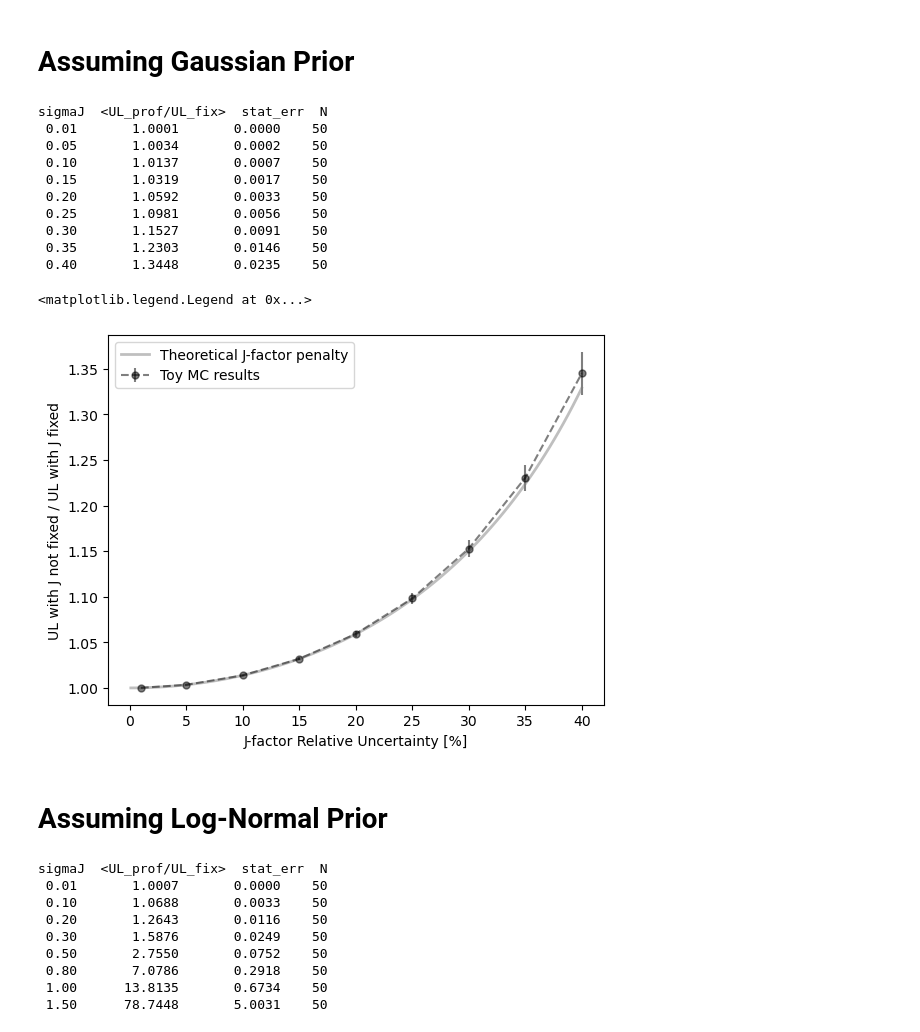
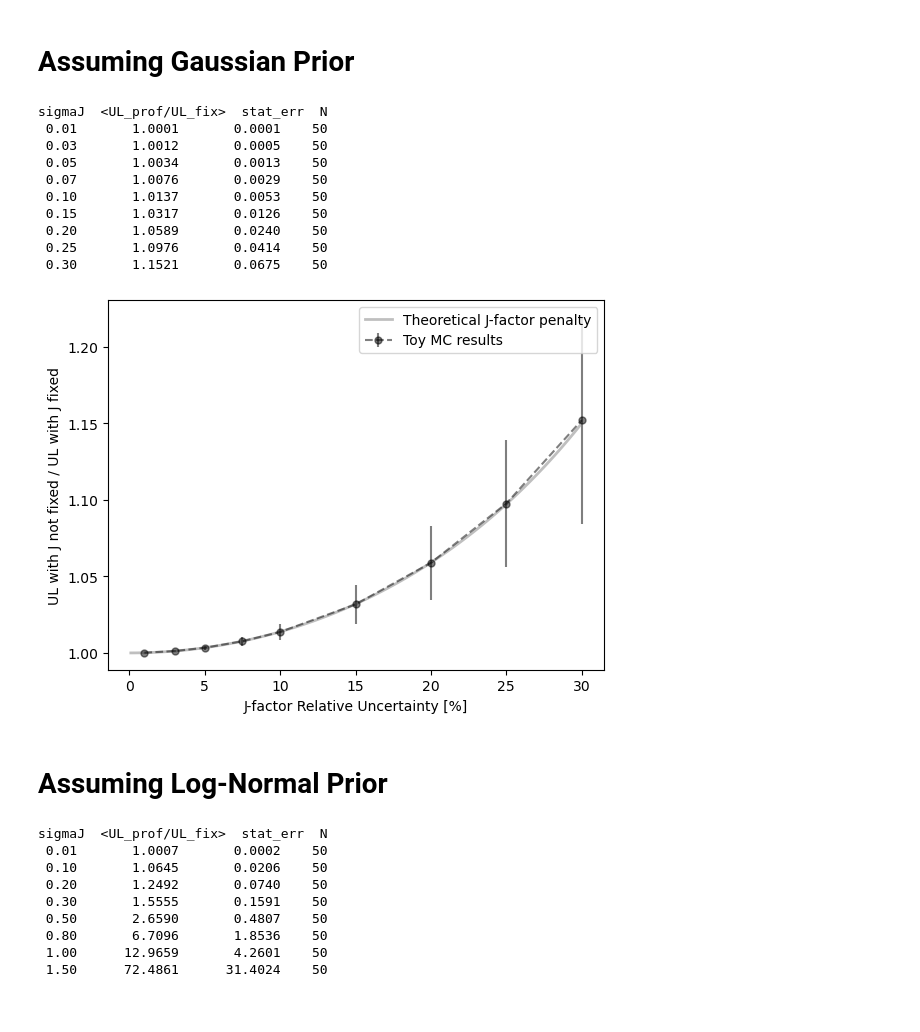
Before and after one commit to giacomodamico24/Revise-DM-limits-with-Updated-JFactor-priors, a Jupyter notebook: Test_with_Toy_MCs.ipynb, the cells around one changed output. Cells and saved outputs as stored; diff of their text form; code cells hidden in the pictures.

```diff
--- a/Test_with_Toy_MCs.ipynb
+++ b/Test_with_Toy_MCs.ipynb
@@ -320,13 +320,13 @@ def run_toys(n_toys=200, sigmas=(0.0, 0.2, 0.4, 0.6, 0.8), seed=None, cfg=ToyCon
         if arr.size == 0:
             summary[s] = (np.nan, np.nan, 0)
         else:
-            summary[s] = (arr.mean(), arr.std(ddof=1) / np.sqrt(arr.size), arr.size)
+            summary[s] = (arr.mean(), arr.std(ddof=1) , arr.size)
     return summary, results
 # %% [markdown]
 # Assuming Gaussian Prior
 # %%
 cfg = ToyConfig(alpha=0.1, b_true=200.0, J0=1.0, k=1.0, sigma_is_dex=False)
-sigmas = (0.01, 0.05, 0.1, 0.15, 0.2, 0.25, 0.3, 0.35, 0.4)
+sigmas = (0.01, 0.03, 0.05, 0.075, 0.1, 0.15, 0.2, 0.25, 0.3)
 summary, raw = run_toys(n_toys=50, sigmas=sigmas, seed=None, cfg=cfg, distribution="normal")
 
 print("sigmaJ  <UL_prof/UL_fix>  stat_err  N")
@@ -343,32 +343,31 @@ all_frac_means = np.array(all_frac_means)
 all_frac_errs = np.array(all_frac_errs)
 # %% [output]
 sigmaJ  <UL_prof/UL_fix>  stat_err  N
- 0.01       1.0001       0.0000    50
- 0.05       1.0034       0.0002    50
- 0.10       1.0137       0.0007    50
- 0.15       1.0319       0.0017    50
- 0.20       1.0592       0.0033    50
- 0.25       1.0981       0.0056    50
- 0.30       1.1527       0.0091    50
- 0.35       1.2303       0.0146    50
- 0.40       1.3448       0.0235    50
+ 0.01       1.0001       0.0001    50
+ 0.03       1.0012       0.0005    50
+ 0.05       1.0034       0.0013    50
+ 0.07       1.0076       0.0029    50
+ 0.10       1.0137       0.0053    50
+ 0.15       1.0317       0.0126    50
+ 0.20       1.0589       0.0240    50
+ 0.25       1.0976       0.0414    50
+ 0.30       1.1521       0.0675    50
 # %%
 
-x = np.linspace(0.001,0.4, 100)
+x = np.linspace(0.001,0.3, 100)
 y = jfactor_penalty(lam=2.71, sigma=x, dist="normal")
 plt.errorbar(np.array(sigmas)*100, all_frac_means, yerr=all_frac_errs, marker='o', linestyle='--',
               markersize=5, alpha=0.5, label='Toy MC results', color='black')
 
 plt.plot(x*100, y, color='grey', linewidth=2, alpha=0.5, label='Theoretical J-factor penalty')
 
 plt.xlabel("J-factor Relative Uncertainty [%]")
 plt.ylabel("UL with J not fixed / UL with J fixed")
 plt.legend()
 
-#plt.savefig("Jfactor_penalty_toyMC_vs_theory_Gaussian.png", dpi=300)
+plt.savefig("Jfactor_penalty_toyMC_vs_theory_Gaussian.png", dpi=300)
 # %% [output]
-<matplotlib.legend.Legend at 0x...>
-[figure, old version]
+[figure, new version]
 # %% [markdown]
 # Assuming Log-Normal Prior
 # %%
@@ -392,14 +391,14 @@ all_frac_means = np.array(all_frac_means)
 all_frac_errs = np.array(all_frac_errs)
 # %% [output]
 sigmaJ  <UL_prof/UL_fix>  stat_err  N
- 0.01       1.0007       0.0000    50
- 0.10       1.0688       0.0033    50
- 0.20       1.2643       0.0116    50
- 0.30       1.5876       0.0249    50
- 0.50       2.7550       0.0752    50
- 0.80       7.0786       0.2918    50
- 1.00      13.8135       0.6734    50
- 1.50      78.7448       5.0031    50
+ 0.01       1.0007       0.0002    50
+ 0.10       1.0645       0.0206    50
+ 0.20       1.2492       0.0740    50
+ 0.30       1.5555       0.1591    50
+ 0.50       2.6590       0.4807    50
+ 0.80       6.7096       1.8536    50
+ 1.00      12.9659       4.2601    50
+ 1.50      72.4861      31.4024    50
 # %%
 x = np.linspace(0.001,1.5, 100)
 y = jfactor_penalty(lam=2.71, sigma=x, dist="lognormal", logbase='10')
```
Also changed, not shown: parts of 1 cell of this notebook.
